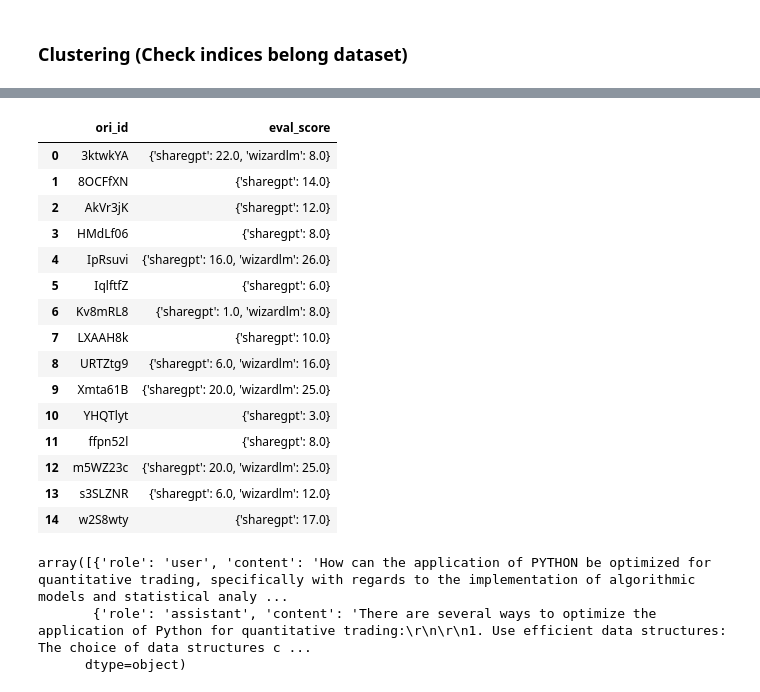
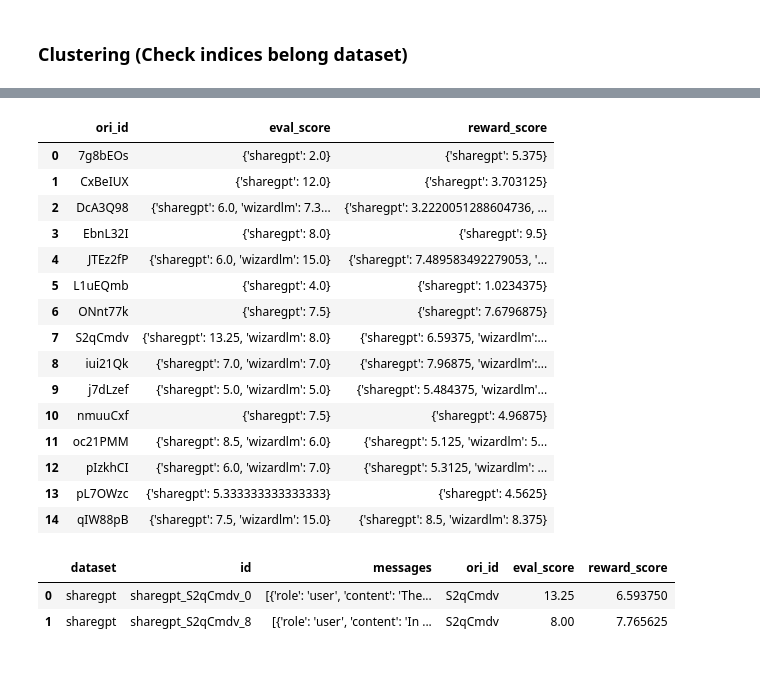
Before and after one commit to for-ai/iterative-data-selection, a Jupyter notebook: selection/notebooks/cohere_plot.ipynb, the cells around one changed output, grey strips where cells are left out. Cells and saved outputs as stored; diff of their text form; code cells hidden in the pictures.

```diff
--- a/selection/notebooks/cohere_plot.ipynb
+++ b/selection/notebooks/cohere_plot.ipynb
@@ -21,7 +21,8 @@ indices_path = {
     'KMeansRandom_1024': '/mnt/data/data-selection/selection/indices/cohere_KMenasRandomDeita_0.05_Llama-2-7b-hf_1024.pkl',
     'KMeansRandom_64': '/mnt/data/data-selection/selection/indices/cohere_KMenasRandomDeita_0.05_Llama-2-7b-hf_64.pkl',
     'Deita': '/mnt/data/data-selection/selection/indices/cohere_KCenterGreedyDeita_0.05_Llama-2-7b-hf.pkl',
-    'KMeansDynamic': '/mnt/data/data-selection/selection/indices/cohere_KMeansDynamic_0.05_Llama-2-7b-hf.pkl'
+    'KMeansDynamic': '/mnt/data/data-selection/selection/indices/cohere_KMeansDynamic_0.05_Llama-2-7b-hf.pkl',
+    'KMeansRandom': '/mnt/data/data-selection/selection/indices/cohere_KMeansRandom_0.05_Llama-2-7b-hf.pkl'
 }
 # %%
 def safe_softmax(x):
@@ -322,11 +322,17 @@ with open(os.path.join(output_path, 'sharegpt_wizardlm_data.jsonl'), 'w') as f:
 # %%
 data_path = '/mnt/data/data-selection/data/processed/sharegpt_wizardlm/sharegpt_wizardlm_data.jsonl'
 scores_path = '/mnt/data/data-selection/data/processed/sharegpt_wizardlm/scores.jsonl'
+reward_scores_path = '/mnt/data/data-selection/data/processed/sharegpt_wizardlm/reward_scores.jsonl'
 
 with open(scores_path, "r") as f:
     lines = f.readlines()
 scores = [json.loads(line)['eval_score'] for line in lines]
 eval_scores = np.array(scores, dtype=np.int64)
 
+with open(reward_scores_path, "r") as f:
+    lines = f.readlines()
+reward_scores = [json.loads(line)['reward_score'] for line in lines]
+reward_scores = np.array(reward_scores, dtype=np.float32)
+
 data = load_dataset('json', data_files=data_path)['train']
 eval_scores = eval_scores[:len(data)]
@@ -340,0 +339,6 @@ Dataset({
+# %%
+data = data.add_column('eval_score', eval_scores)
+data = data.add_column('reward_score', reward_scores)
+data = data.map(lambda x: {'eval_score': x['eval_score'] / (len(x['messages']) // 2)})
+data = data.map(lambda x: {'reward_score': x['reward_score'] / (len(x['messages']) // 2)})
+data
@@ -346,31 +375,33 @@ sampled_data = data.filter(lambda x: x['ori_id'] in sampled_ori_ids)
 # %%
 df = sampled_data.to_pandas()
 # group by ori_id and add a new column as the mean of eval_score across datasets: "{'sharegpt': [1, 2, 3], 'wizardlm': [4, 5, 6]}"
-df = df.groupby('ori_id').agg({'eval_score': list}).reset_index()
+df = df.groupby('ori_id').agg({'eval_score': list , 'reward_score': list}).reset_index()
 df['eval_score'] = df['eval_score'].apply(lambda x: {d: np.mean(x) for d, x in zip(['sharegpt', 'wizardlm'], x)})
+df['reward_score'] = df['reward_score'].apply(lambda x: {d: np.mean(x) for d, x in zip(['sharegpt', 'wizardlm'], x)})
 df
 # %% [output]
-|  | ori_id | eval_score |
-| 0 | 3ktwkYA | {'sharegpt': 22.0, 'wizardlm': 8.0} |
-| 1 | 8OCFfXN | {'sharegpt': 14.0} |
-| 2 | AkVr3jK | {'sharegpt': 12.0} |
-| 3 | HMdLf06 | {'sharegpt': 8.0} |
-| 4 | IpRsuvi | {'sharegpt': 16.0, 'wizardlm': 26.0} |
-| 5 | IqlftfZ | {'sharegpt': 6.0} |
-| 6 | Kv8mRL8 | {'sharegpt': 1.0, 'wizardlm': 8.0} |
-| 7 | LXAAH8k | {'sharegpt': 10.0} |
-| 8 | URTZtg9 | {'sharegpt': 6.0, 'wizardlm': 16.0} |
-| 9 | Xmta61B | {'sharegpt': 20.0, 'wizardlm': 25.0} |
-| 10 | YHQTlyt | {'sharegpt': 3.0} |
-| 11 | ffpn52l | {'sharegpt': 8.0} |
-| 12 | m5WZ23c | {'sharegpt': 20.0, 'wizardlm': 25.0} |
-| 13 | s3SLZNR | {'sharegpt': 6.0, 'wizardlm': 12.0} |
-| 14 | w2S8wty | {'sharegpt': 17.0} |
+|  | ori_id | eval_score | reward_score |
+| 0 | 7g8bEOs | {'sharegpt': 2.0} | {'sharegpt': 5.375} |
+| 1 | CxBeIUX | {'sharegpt': 12.0} | {'sharegpt': 3.703125} |
+| 2 | DcA3Q98 | {'sharegpt': 6.0, 'wizardlm': 7.3... | {'sharegpt': 3.2220051288604736, ... |
+| 3 | EbnL32I | {'sharegpt': 8.0} | {'sharegpt': 9.5} |
+| 4 | JTEz2fP | {'sharegpt': 6.0, 'wizardlm': 15.0} | {'sharegpt': 7.489583492279053, '... |
+| 5 | L1uEQmb | {'sharegpt': 4.0} | {'sharegpt': 1.0234375} |
+| 6 | ONnt77k | {'sharegpt': 7.5} | {'sharegpt': 7.6796875} |
+| 7 | S2qCmdv | {'sharegpt': 13.25, 'wizardlm': 8.0} | {'sharegpt': 6.59375, 'wizardlm':... |
+| 8 | iui21Qk | {'sharegpt': 7.0, 'wizardlm': 7.0} | {'sharegpt': 7.96875, 'wizardlm':... |
+| 9 | j7dLzef | {'sharegpt': 5.0, 'wizardlm': 5.0} | {'sharegpt': 5.484375, 'wizardlm'... |
+| 10 | nmuuCxf | {'sharegpt': 7.5} | {'sharegpt': 4.96875} |
+| 11 | oc21PMM | {'sharegpt': 8.5, 'wizardlm': 6.0} | {'sharegpt': 5.125, 'wizardlm': 5... |
+| 12 | pIzkhCI | {'sharegpt': 6.0, 'wizardlm': 7.0} | {'sharegpt': 5.3125, 'wizardlm': ... |
+| 13 | pL7OWzc | {'sharegpt': 5.333333333333333} | {'sharegpt': 4.5625} |
+| 14 | qIW88pB | {'sharegpt': 7.5, 'wizardlm': 15.0} | {'sharegpt': 8.5, 'wizardlm': 8.375} |
 # %%
 # filter the one that ori_id == "3ktwkYA"
-test_df = data.filter(lambda x: x['ori_id'] == "3ktwkYA").to_pandas()
-test_df.iloc[1]['messages']
+test_df = data.filter(lambda x: x['ori_id'] == "S2qCmdv").to_pandas()
+# test_df.iloc[0]['messages']
+test_df
 # %% [output]
-array([{'role': 'user', 'content': 'How can the application of PYTHON be optimized for quantitative trading, specifically with regards to the implementation of algorithmic models and statistical analy ...
-       {'role': 'assistant', 'content': 'There are several ways to optimize the application of Python for quantitative trading:\r\n\r\n1. Use efficient data structures: The choice of data structures c ...
-      dtype=object)
+|  | dataset | id | messages | ori_id | eval_score | reward_score |
+| 0 | sharegpt | sharegpt_S2qCmdv_0 | [{'role': 'user', 'content': 'The... | S2qCmdv | 13.25 | 6.593750 |
+| 1 | sharegpt | sharegpt_S2qCmdv_8 | [{'role': 'user', 'content': 'In ... | S2qCmdv | 8.00 | 7.765625 |
```
Also changed, not shown: parts of 19 cells of this notebook, 10 other files.
